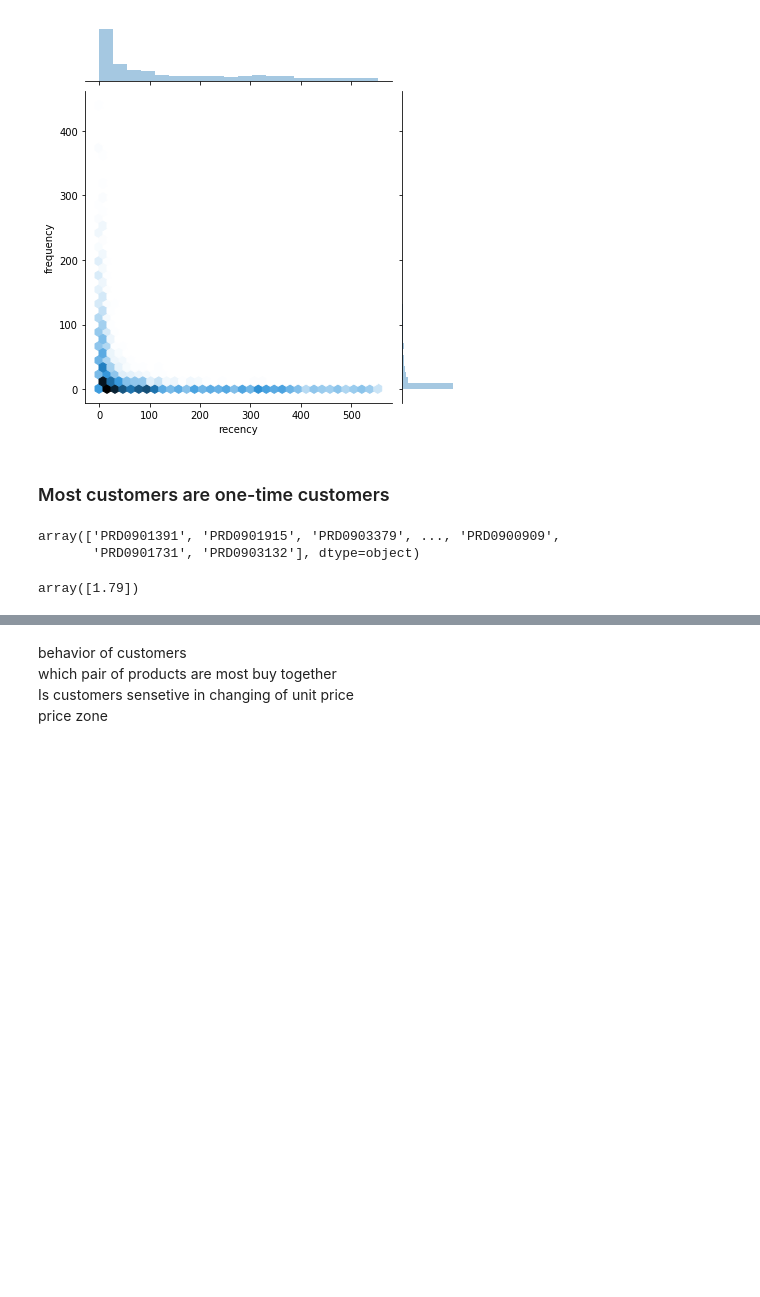
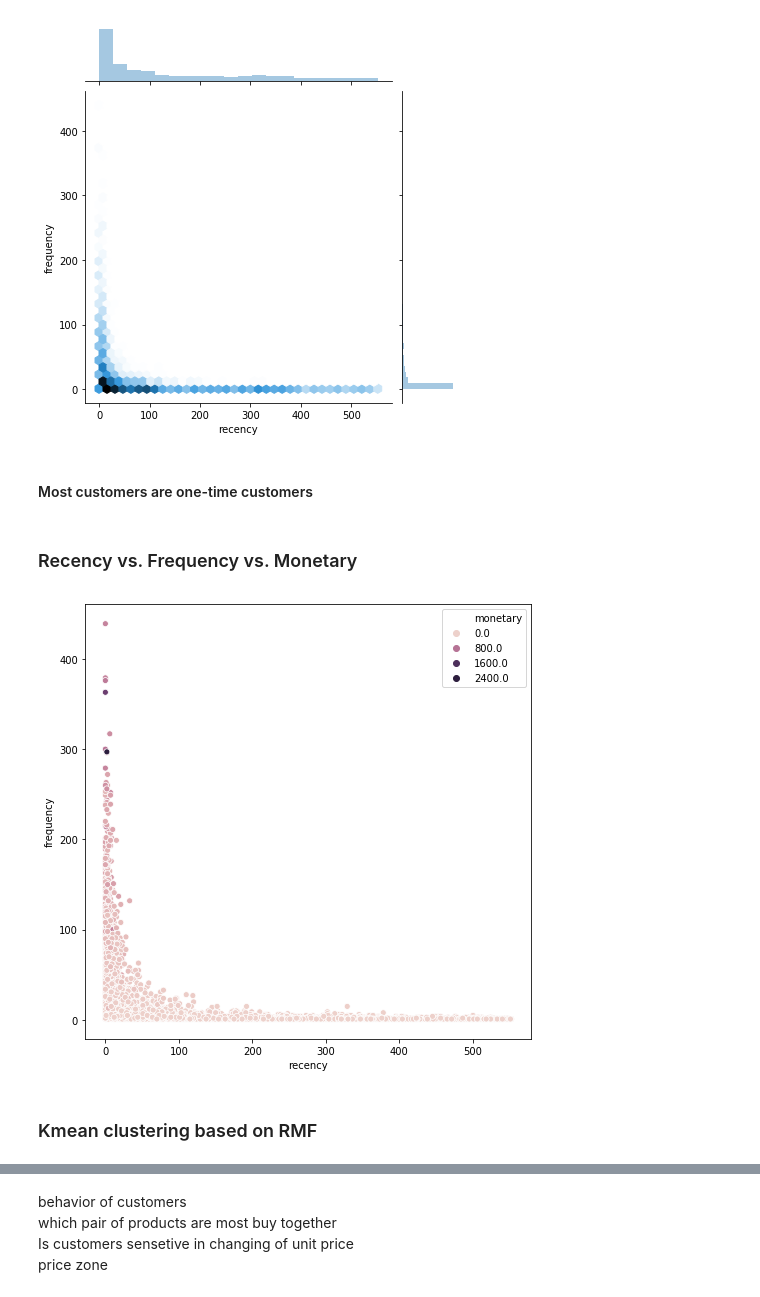
Before and after one commit to joei1994/ML-Projects, a Jupyter notebook: mini-projects/data-cafe-supermarket/supermarket_analysis.ipynb, the cells around one changed output, grey strips where cells are left out. Cells and saved outputs as stored; diff of their text form; code cells hidden in the pictures; blank space fills up the shorter version.

Commit message:
add customer segmentation

```diff
--- a/mini-projects/data-cafe-supermarket/supermarket_analysis.ipynb
+++ b/mini-projects/data-cafe-supermarket/supermarket_analysis.ipynb
@@ -224,9 +239,4 @@ plt.show()
 <Figure size 720x720 with 0 Axes>
 [figure]
 # %% [markdown]
-### Most customers are  one-time customers
+#### Most customers are  one-time customers
-# %%
-shoppings['PROD_CODE'].unique()
-# %% [output]
-array(['PRD0901391', 'PRD0901915', 'PRD0903379', ..., 'PRD0900909',
-       'PRD0901731', 'PRD0903132'], dtype=object)
@@ -236,4 +243,10 @@ product['UNIT_PRICE'] = product['SPEND'] / product['QUANTITY']
-# %%
-product['UNIT_PRICE'].unique()
-# %% [output]
-array([1.79])
+# %% [markdown]
+### Recency vs. Frequency vs. Monetary
+# %%
+plt.figure(figsize=(8, 8))
+sns.scatterplot(x=rmf_table['recency'], y=rmf_table['frequency'], hue=rmf_table['monetary'])
+plt.show()
+# %% [output]
+[figure, added]
+# %% [markdown]
+### Kmean clustering based on RMF
```
Also changed, not shown: parts of 20 cells of this notebook, 2 other files.
